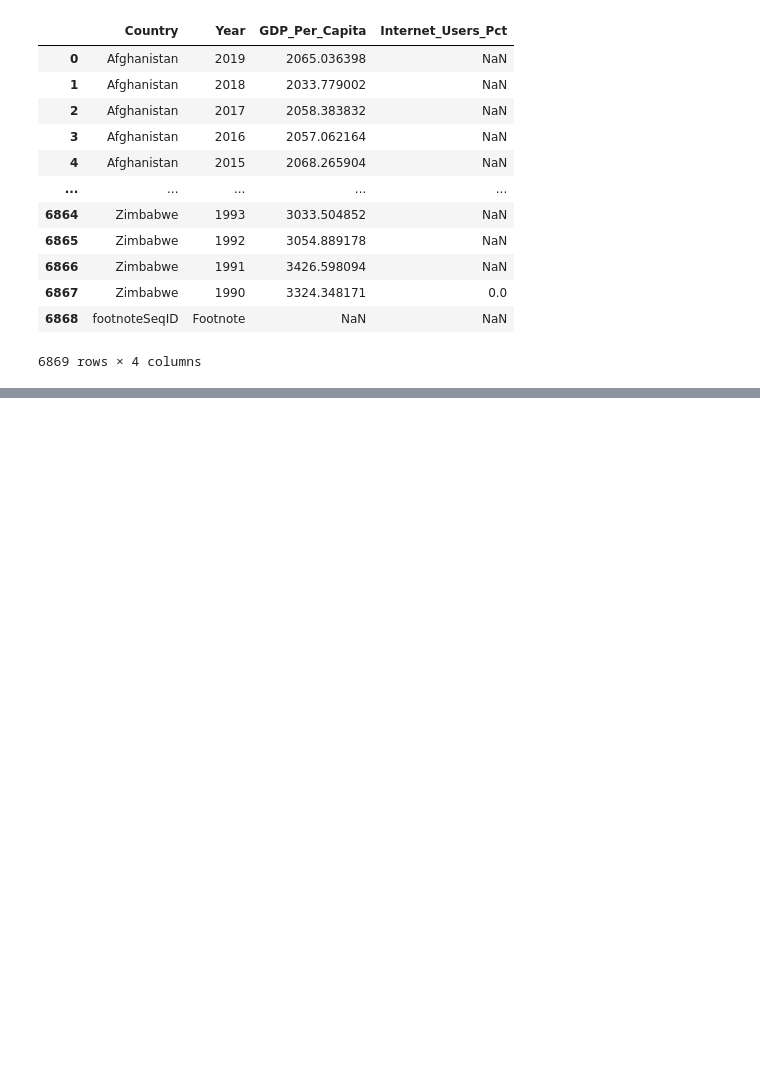
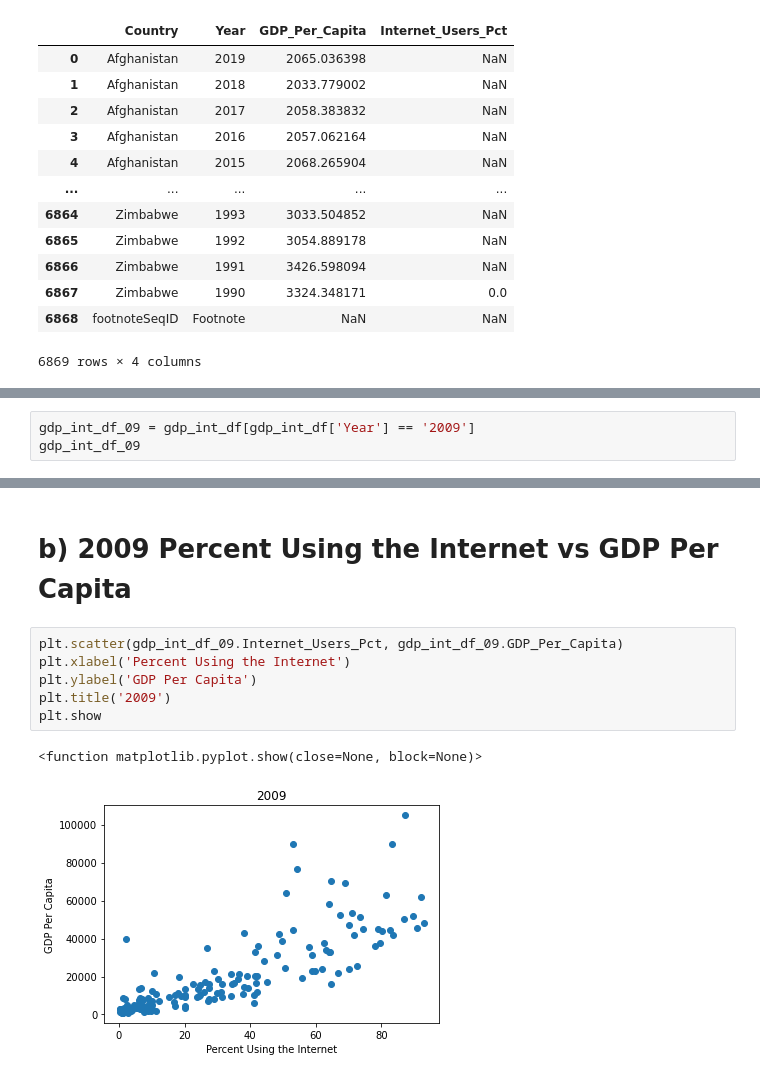
Before and after one commit to ABscott94/gdp_internet_usage_python, a Jupyter notebook: notebooks/gdp-internet-un-notebook.ipynb, the cells around one changed output, grey strips where cells are left out. Saved outputs shown, nothing was run; the diff lists cells and outputs as text; blank space fills up the shorter version.

```diff
--- a/notebooks/gdp-internet-un-notebook.ipynb
+++ b/notebooks/gdp-internet-un-notebook.ipynb
@@ -227,0 +282,3 @@ gdp_and_internet_use[5:50]
+# %%
+gdp_int_df_09 = gdp_int_df[gdp_int_df['Year'] == '2009']
+gdp_int_df_09
@@ -227,0 +383,11 @@ gdp_and_internet_use[5:50]
+# %% [markdown]
+# b) 2009 Percent Using the Internet vs GDP Per Capita
+# %%
+plt.scatter(gdp_int_df_09.Internet_Users_Pct, gdp_int_df_09.GDP_Per_Capita)
+plt.xlabel('Percent Using the Internet')
+plt.ylabel('GDP Per Capita')
+plt.title('2009')
+plt.show
+# %% [output]
+<function matplotlib.pyplot.show(close=None, block=None)>
+[figure, added]
```
Also changed, not shown: parts of 83 cells of this notebook.
